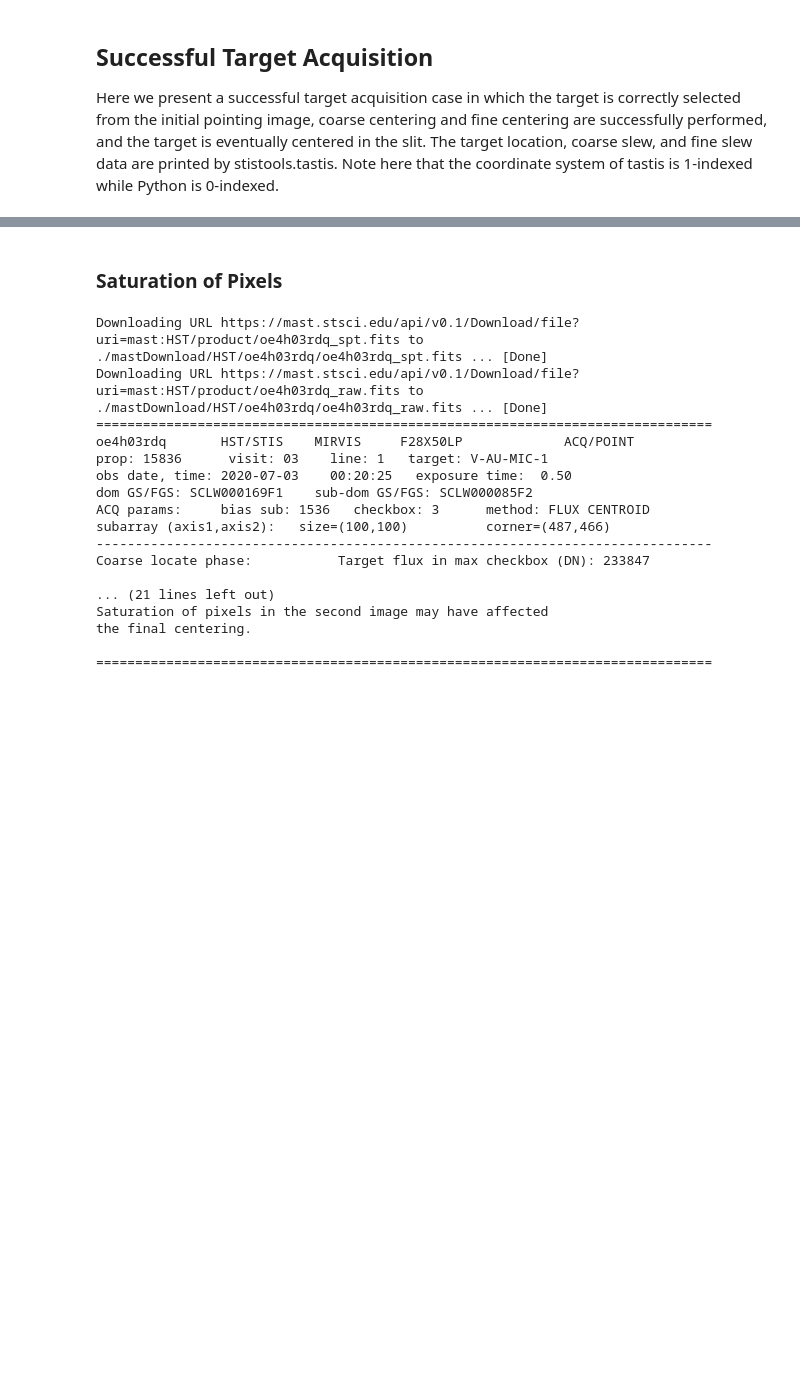
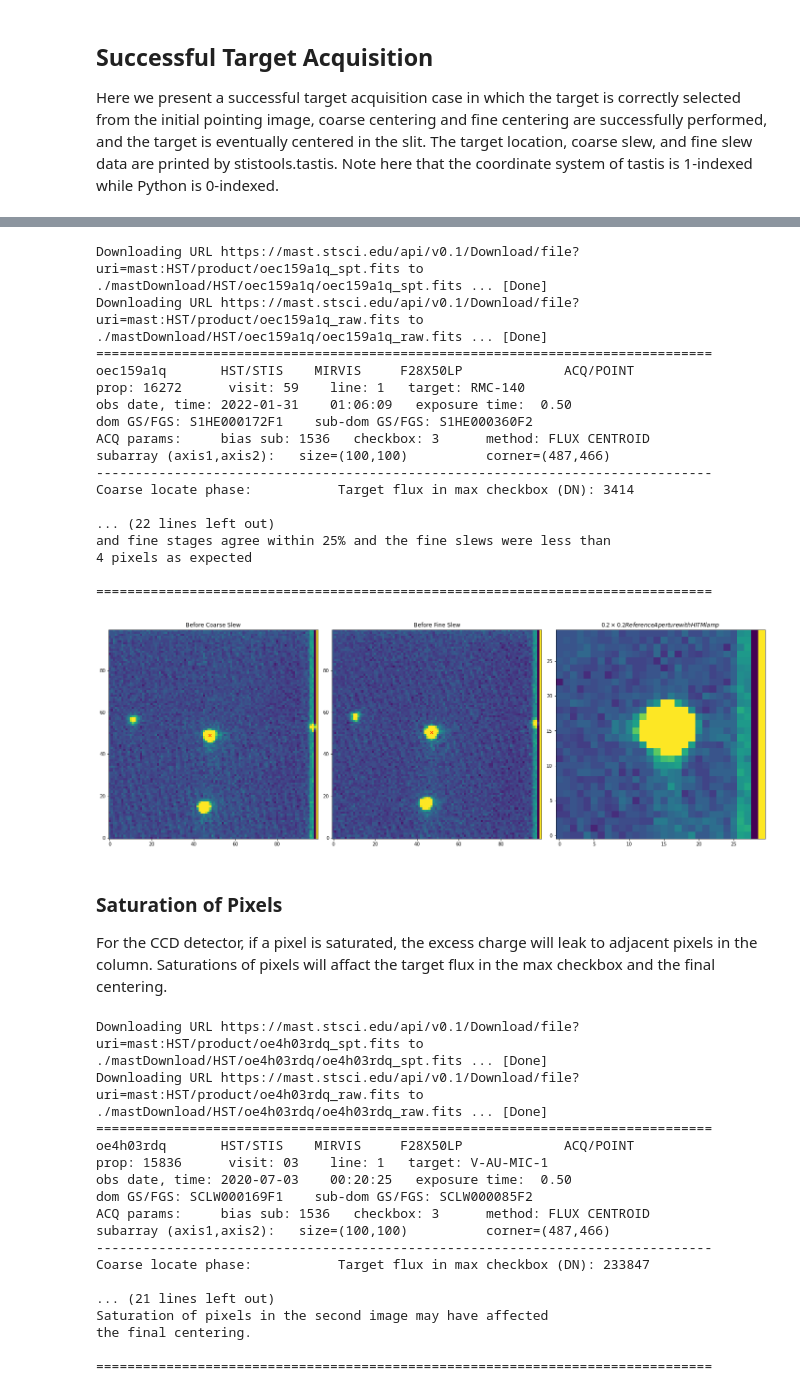
Before and after one commit to spacetelescope/STIS-Notebooks, a Jupyter notebook: acquisition/acq.ipynb, the cells around one changed output, grey strips where cells are left out. Drawn from its saved outputs; the diff is of its cells as text; code cells hidden in the pictures; blank space fills up the shorter version.

```diff
--- a/acquisition/acq.ipynb
+++ b/acquisition/acq.ipynb
@@ -234,5 +222,27 @@ The flux in the third image of the ACQ is lower than the typical value for
+# %%
+acq("oec159a1q")
+# %% [output]
+Downloading URL https://mast.stsci.edu/api/v0.1/Download/file?uri=mast:HST/product/oec159a1q_spt.fits to ./mastDownload/HST/oec159a1q/oec159a1q_spt.fits ... [Done]
+Downloading URL https://mast.stsci.edu/api/v0.1/Download/file?uri=mast:HST/product/oec159a1q_raw.fits to ./mastDownload/HST/oec159a1q/oec159a1q_raw.fits ... [Done]
+===============================================================================
+oec159a1q       HST/STIS    MIRVIS     F28X50LP             ACQ/POINT
+prop: 16272      visit: 59    line: 1   target: RMC-140
+obs date, time: 2022-01-31    01:06:09   exposure time:  0.50
+dom GS/FGS: S1HE000172F1    sub-dom GS/FGS: S1HE000360F2
+ACQ params:     bias sub: 1536   checkbox: 3      method: FLUX CENTROID
+subarray (axis1,axis2):   size=(100,100)          corner=(487,466)
+-------------------------------------------------------------------------------
+Coarse locate phase:           Target flux in max checkbox (DN): 3414
+
+... (22 lines left out)
+and fine stages agree within 25% and the fine slews were less than
+4 pixels as expected
+
+===============================================================================
+[figure, added]
 # %% [markdown]
 ### Saturation of Pixels
+For the CCD detector, if a pixel is saturated, the excess charge will leak to adjacent pixels in the column. Saturations of pixels will affact the target flux in the max checkbox and the final centering.
 # %%
 acq("oe4h03rdq")
 # %% [output]
```
Also changed, not shown: parts of 19 cells of this notebook.
